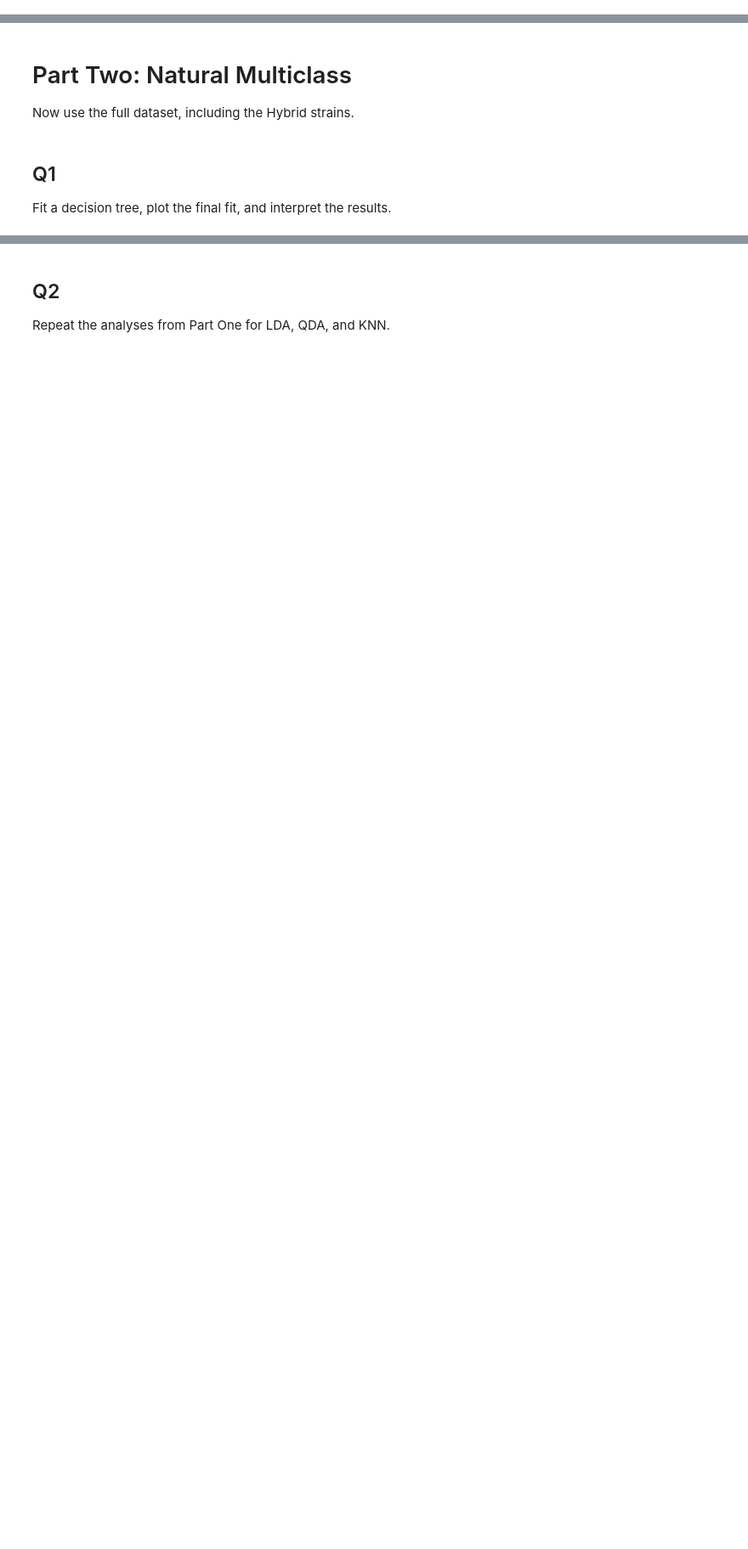
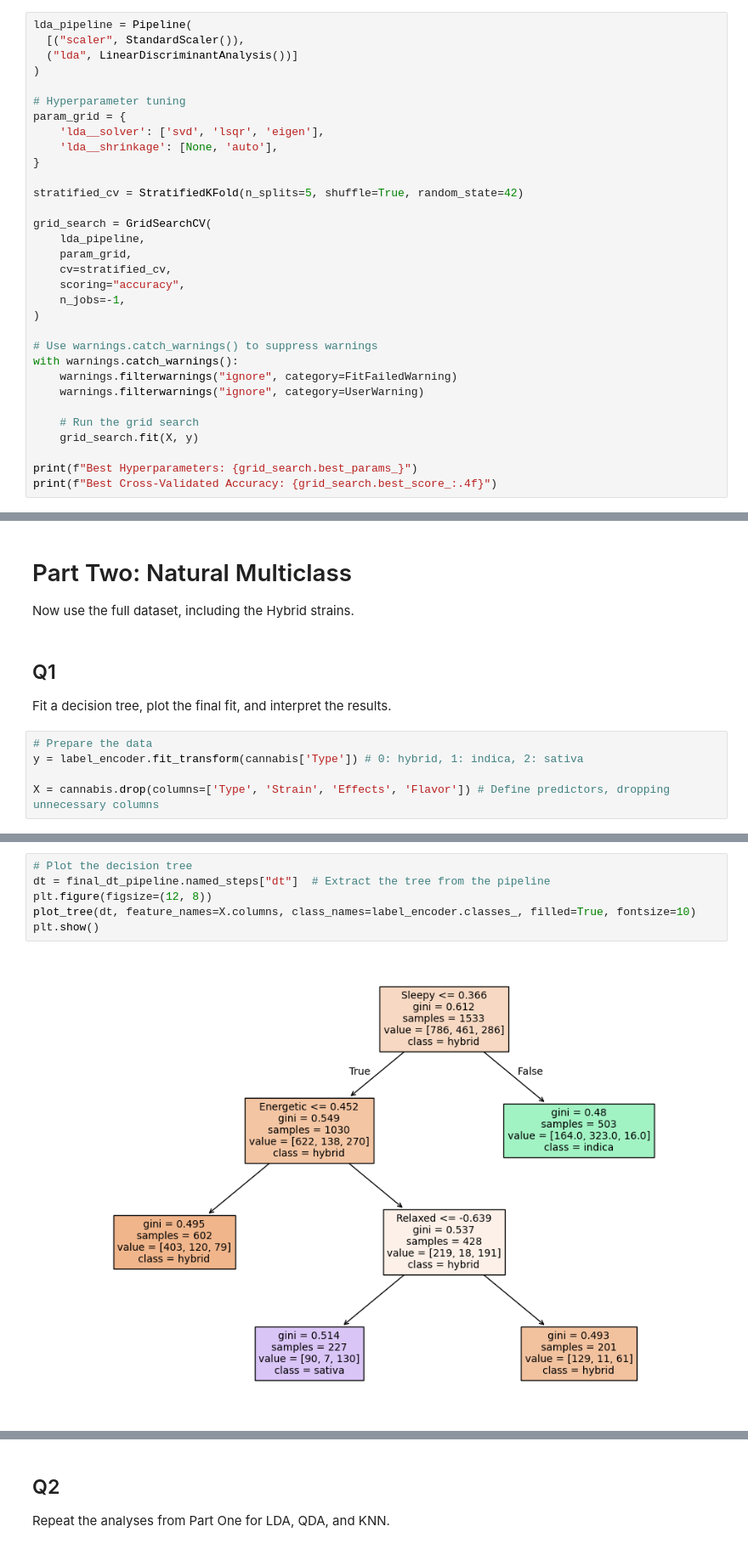
Before and after one commit to samricafrente/GSB-544, a Jupyter notebook: Labs/Lab-8/Lab-8.ipynb, the cells around one changed output, grey strips where cells are left out. Shown: that part at 85% size. Drawn from its saved outputs; the diff is of its cells as text; blank space fills up the shorter version.

```diff
--- a/Labs/Lab-8/Lab-8.ipynb
+++ b/Labs/Lab-8/Lab-8.ipynb
@@ -49,2 +89,34 @@ For each, you should:
 # %% [markdown]
 ## Q1: LDA
+# %%
+lda_pipeline = Pipeline(
+  [("scaler", StandardScaler()),
+  ("lda", LinearDiscriminantAnalysis())]
+)
+
+# Hyperparameter tuning
+param_grid = {
+    'lda__solver': ['svd', 'lsqr', 'eigen'],
+    'lda__shrinkage': [None, 'auto'],
+}
+
+stratified_cv = StratifiedKFold(n_splits=5, shuffle=True, random_state=42)
+
+grid_search = GridSearchCV(
+    lda_pipeline,
+    param_grid,
+    cv=stratified_cv,
+    scoring="accuracy",
+    n_jobs=-1,
+)
+
+# Use warnings.catch_warnings() to suppress warnings
+with warnings.catch_warnings():
+    warnings.filterwarnings("ignore", category=FitFailedWarning)
+    warnings.filterwarnings("ignore", category=UserWarning)
+
+    # Run the grid search
+    grid_search.fit(X, y)
+
+print(f"Best Hyperparameters: {grid_search.best_params_}")
+print(f"Best Cross-Validated Accuracy: {grid_search.best_score_:.4f}")
@@ -60,3 +392,8 @@ Now use the full dataset, including the Hybrid strains.
 # %% [markdown]
 ## Q1
 Fit a decision tree, plot the final fit, and interpret the results.
+# %%
+# Prepare the data
+y = label_encoder.fit_transform(cannabis['Type']) # 0: hybrid, 1: indica, 2: sativa
+
+X = cannabis.drop(columns=['Type', 'Strain', 'Effects', 'Flavor']) # Define predictors, dropping unnecessary columns
@@ -62,0 +479,8 @@ Fit a decision tree, plot the final fit, and interpret the results.
+# %%
+# Plot the decision tree
+dt = final_dt_pipeline.named_steps["dt"]  # Extract the tree from the pipeline
+plt.figure(figsize=(12, 8))
+plot_tree(dt, feature_names=X.columns, class_names=label_encoder.classes_, filled=True, fontsize=10)
+plt.show()
+# %% [output]
+[figure, added]
```
Also changed, not shown: parts of 52 cells of this notebook, 2 other files.
